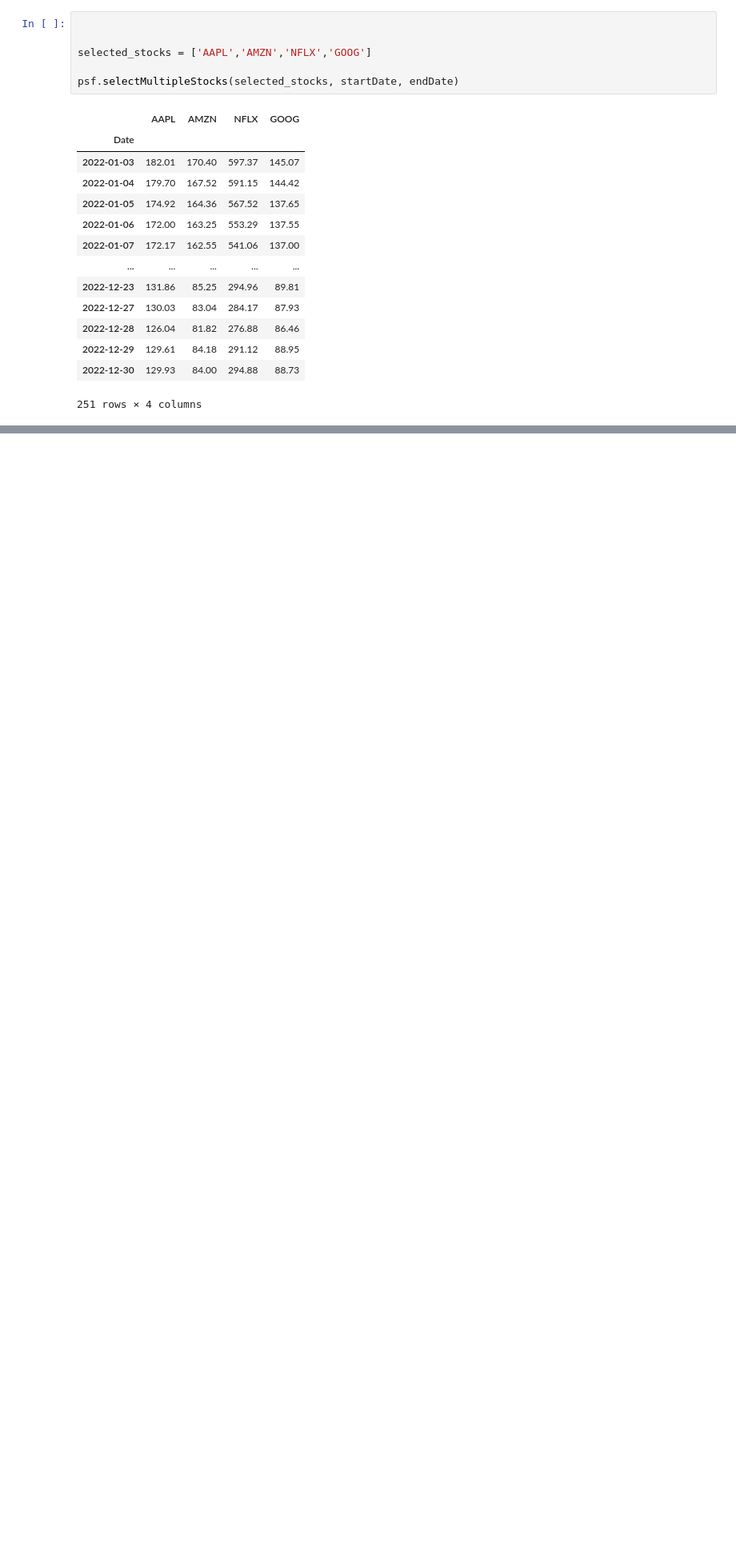
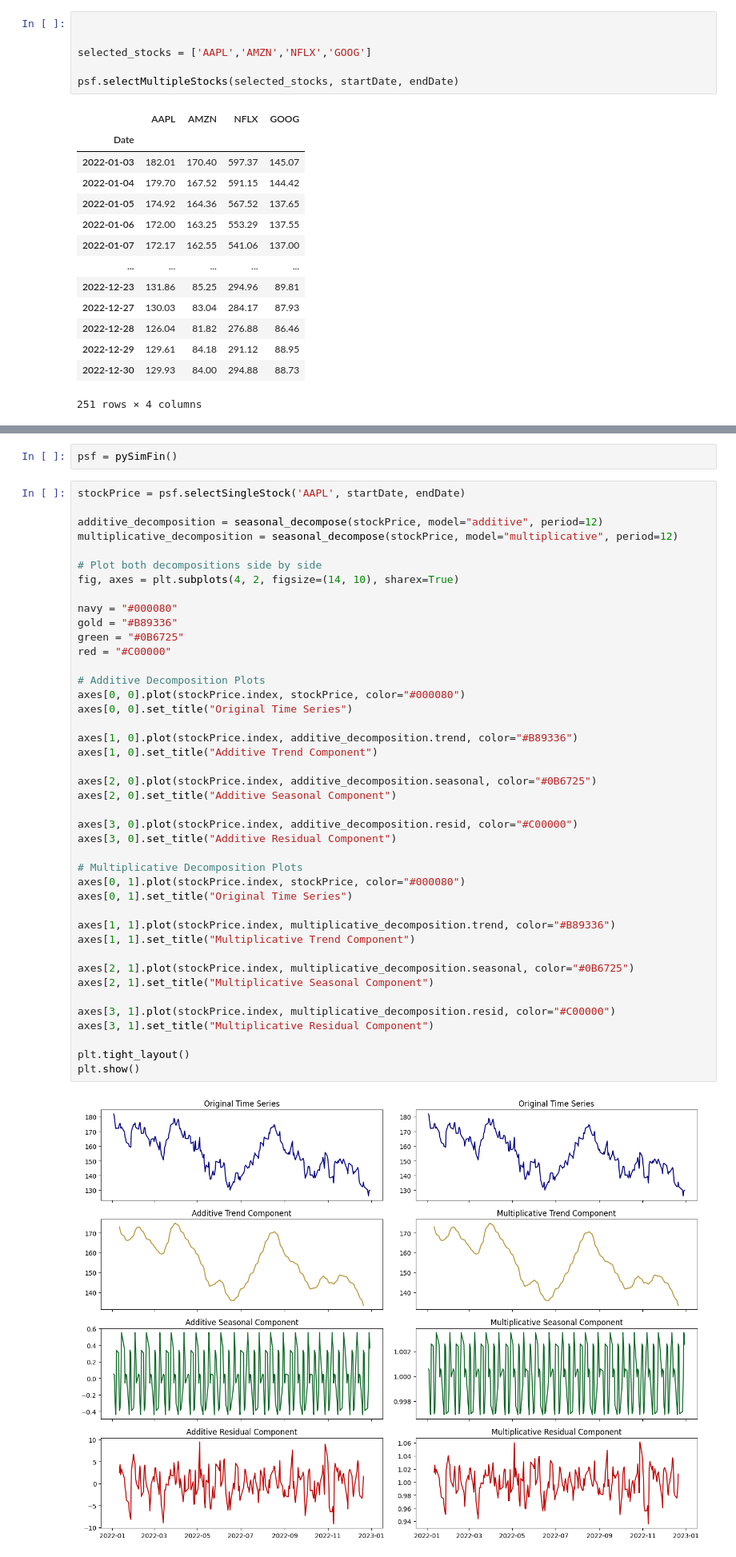
Before and after one commit to sajodajo/SimFin-G4, a Jupyter notebook: Group-4-SL.ipynb, the cells around one changed output, grey strips where cells are left out. Shown at 80% size. Drawn from its saved outputs; the diff is of its cells as text; blank space fills up the shorter version.

```diff
--- a/Group-4-SL.ipynb
+++ b/Group-4-SL.ipynb
@@ -109,0 +129,46 @@ tickerFind(names,companyDF)
+# %%
+psf = pySimFin()
+# %%
+stockPrice = psf.selectSingleStock('AAPL', startDate, endDate)
+
+additive_decomposition = seasonal_decompose(stockPrice, model="additive", period=12)
+multiplicative_decomposition = seasonal_decompose(stockPrice, model="multiplicative", period=12)
+
+# Plot both decompositions side by side
+fig, axes = plt.subplots(4, 2, figsize=(14, 10), sharex=True)
+
+navy = "#000080"
+gold = "#B89336"
+green = "#0B6725"
+red = "#C00000"
+
+# Additive Decomposition Plots
+axes[0, 0].plot(stockPrice.index, stockPrice, color="#000080")
+axes[0, 0].set_title("Original Time Series")
+
+axes[1, 0].plot(stockPrice.index, additive_decomposition.trend, color="#B89336")
+axes[1, 0].set_title("Additive Trend Component")
+
+axes[2, 0].plot(stockPrice.index, additive_decomposition.seasonal, color="#0B6725")
+axes[2, 0].set_title("Additive Seasonal Component")
+
+axes[3, 0].plot(stockPrice.index, additive_decomposition.resid, color="#C00000")
+axes[3, 0].set_title("Additive Residual Component")
+
+# Multiplicative Decomposition Plots
+axes[0, 1].plot(stockPrice.index, stockPrice, color="#000080")
+axes[0, 1].set_title("Original Time Series")
+
+axes[1, 1].plot(stockPrice.index, multiplicative_decomposition.trend, color="#B89336")
+axes[1, 1].set_title("Multiplicative Trend Component")
+
+axes[2, 1].plot(stockPrice.index, multiplicative_decomposition.seasonal, color="#0B6725")
+axes[2, 1].set_title("Multiplicative Seasonal Component")
+
+axes[3, 1].plot(stockPrice.index, multiplicative_decomposition.resid, color="#C00000")
+axes[3, 1].set_title("Multiplicative Residual Component")
+
+plt.tight_layout()
+plt.show()
+# %% [output]
+[figure, added]
```
Also changed, not shown: parts of 5 cells of this notebook, 1 other file.
